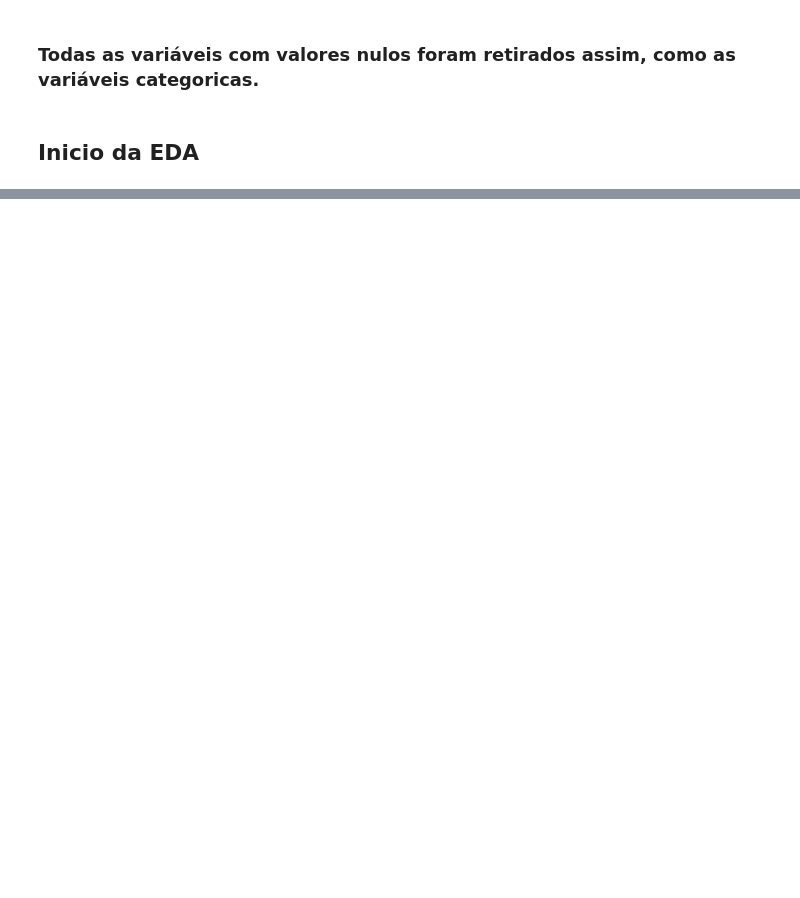
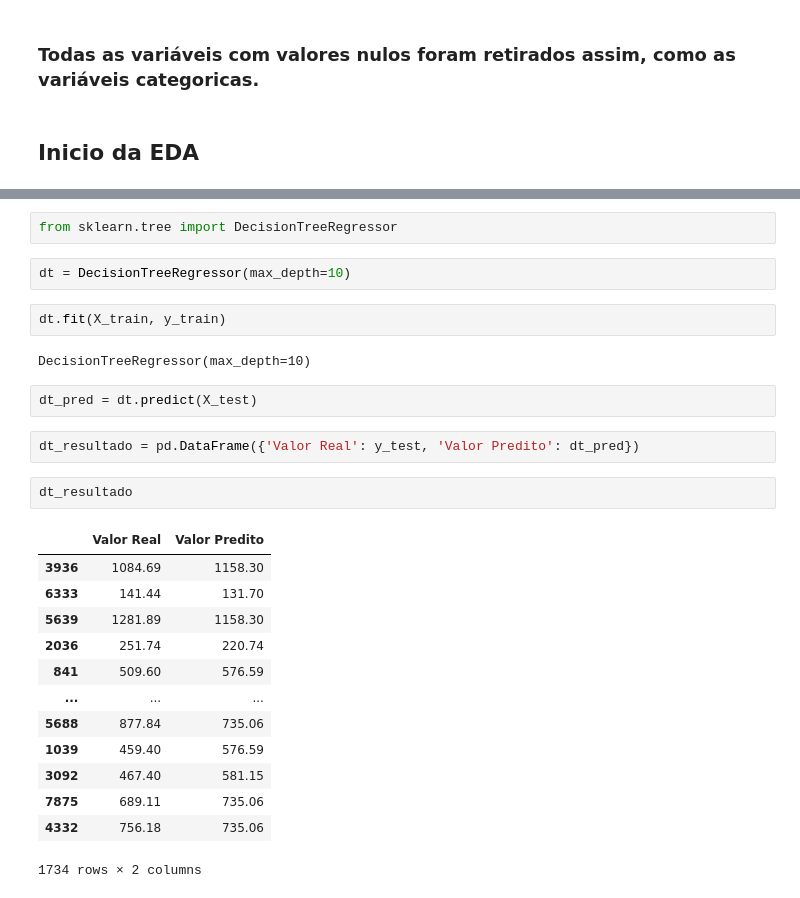
Before and after one commit to jonatasbx/Curso-CDIA, a Jupyter notebook: tratamento_sus.ipynb, the cells around one changed output, grey strips where cells are left out. Cells and saved outputs as stored; diff of their text form; blank space fills up the shorter version.

```diff
--- a/tratamento_sus.ipynb
+++ b/tratamento_sus.ipynb
@@ -107,0 +254,28 @@ plt.show()
+# %%
+from sklearn.tree import DecisionTreeRegressor
+# %%
+dt = DecisionTreeRegressor(max_depth=10)
+# %%
+dt.fit(X_train, y_train)
+# %% [output]
+DecisionTreeRegressor(max_depth=10)
+# %%
+dt_pred = dt.predict(X_test)
+# %%
+dt_resultado = pd.DataFrame({'Valor Real': y_test, 'Valor Predito': dt_pred})
+# %%
+dt_resultado
+# %% [output]
+|  | Valor Real | Valor Predito |
+| 3936 | 1084.69 | 1158.30 |
+| 6333 | 141.44 | 131.70 |
+| 5639 | 1281.89 | 1158.30 |
+| 2036 | 251.74 | 220.74 |
+| 841 | 509.60 | 576.59 |
+| ... | ... | ... |
+| 5688 | 877.84 | 735.06 |
+| 1039 | 459.40 | 576.59 |
+| 3092 | 467.40 | 581.15 |
+| 7875 | 689.11 | 735.06 |
+| 4332 | 756.18 | 735.06 |
+1734 rows × 2 columns
```
Also changed, not shown: parts of 33 cells of this notebook.
